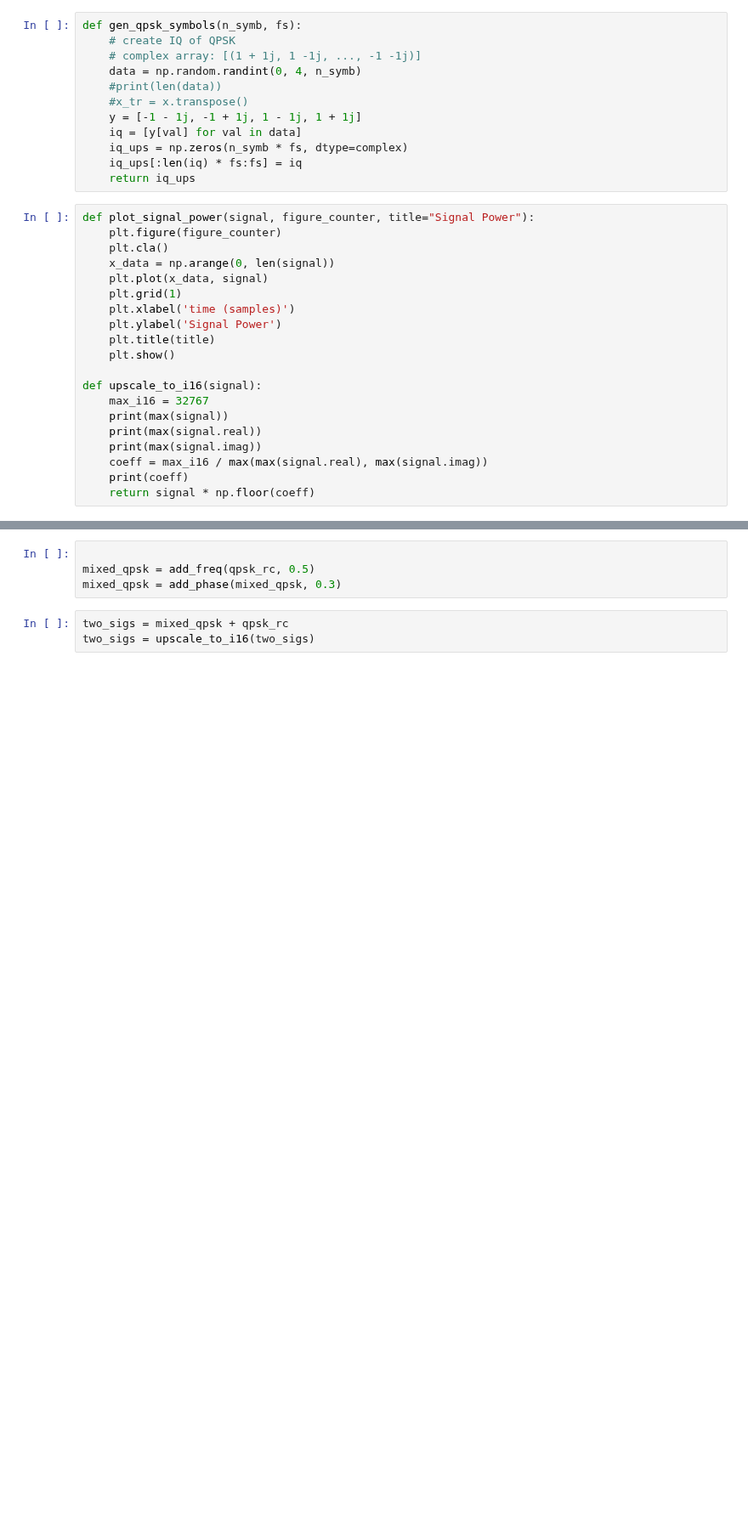
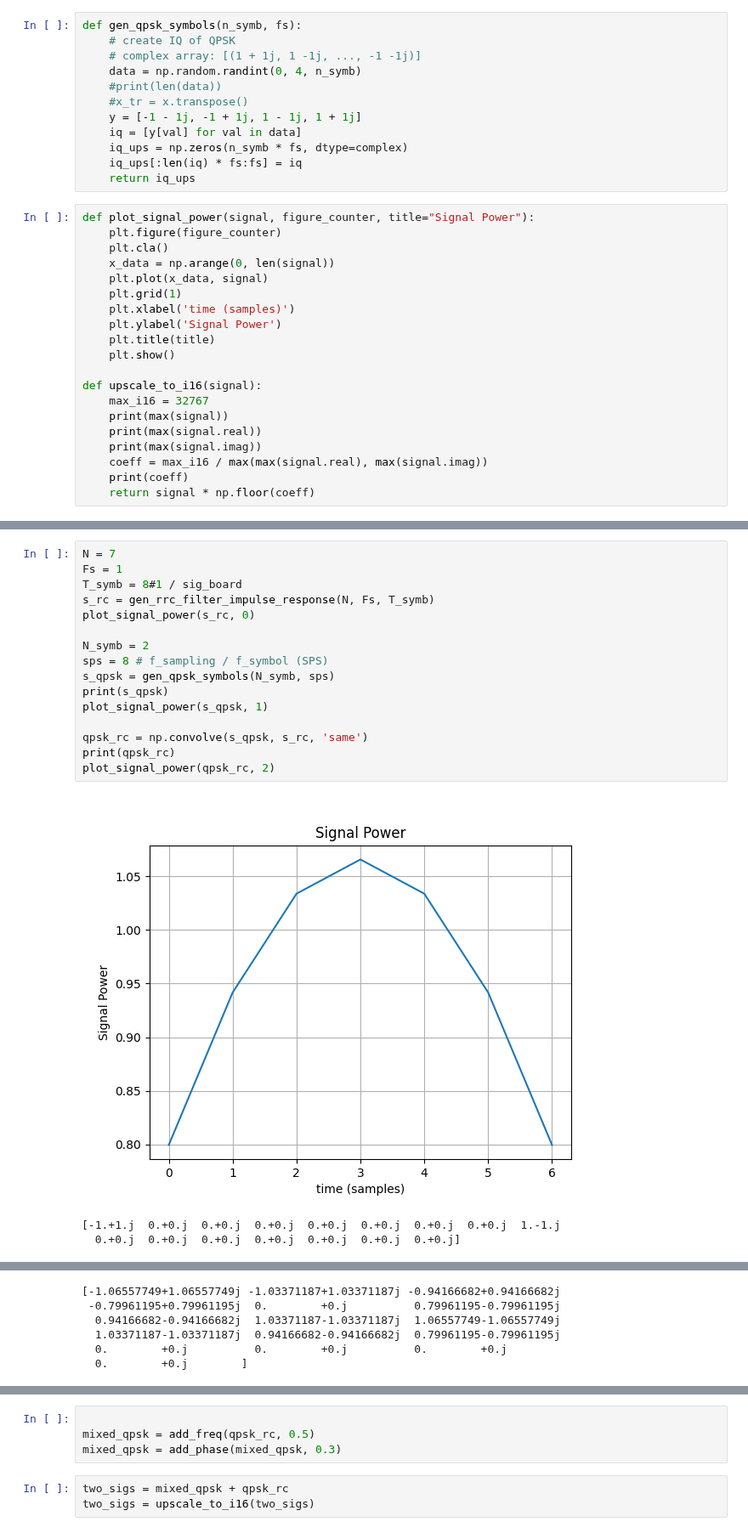
Before and after one commit to incredibleSaint/signal_processing, a Jupyter notebook: generate_cmplx_signal.ipynb, the cells around one changed output, grey strips where cells are left out. Shown at 85% size. Saved outputs shown, nothing was run; the diff lists cells and outputs as text; blank space fills up the shorter version.

```diff
--- a/generate_cmplx_signal.ipynb
+++ b/generate_cmplx_signal.ipynb
@@ -272,0 +262,20 @@ def upscale_to_i16(signal):
+# %%
+N = 7
+Fs = 1
+T_symb = 8#1 / sig_board
+s_rc = gen_rrc_filter_impulse_response(N, Fs, T_symb)
+plot_signal_power(s_rc, 0)
+
+N_symb = 2
+sps = 8 # f_sampling / f_symbol (SPS)
+s_qpsk = gen_qpsk_symbols(N_symb, sps)
+print(s_qpsk)
+plot_signal_power(s_qpsk, 1)
+
+qpsk_rc = np.convolve(s_qpsk, s_rc, 'same')
+print(qpsk_rc)
+plot_signal_power(qpsk_rc, 2)
+# %% [output]
+[figure, added]
+[-1.+1.j  0.+0.j  0.+0.j  0.+0.j  0.+0.j  0.+0.j  0.+0.j  0.+0.j  1.-1.j
+  0.+0.j  0.+0.j  0.+0.j  0.+0.j  0.+0.j  0.+0.j  0.+0.j]
@@ -272,0 +283,6 @@ def upscale_to_i16(signal):
+[-1.06557749+1.06557749j -1.03371187+1.03371187j -0.94166682+0.94166682j
+ -0.79961195+0.79961195j  0.        +0.j          0.79961195-0.79961195j
+  0.94166682-0.94166682j  1.03371187-1.03371187j  1.06557749-1.06557749j
+  1.03371187-1.03371187j  0.94166682-0.94166682j  0.79961195-0.79961195j
+  0.        +0.j          0.        +0.j          0.        +0.j
+  0.        +0.j        ]
```
Also changed, not shown: parts of 12 cells of this notebook, 1 other file.
